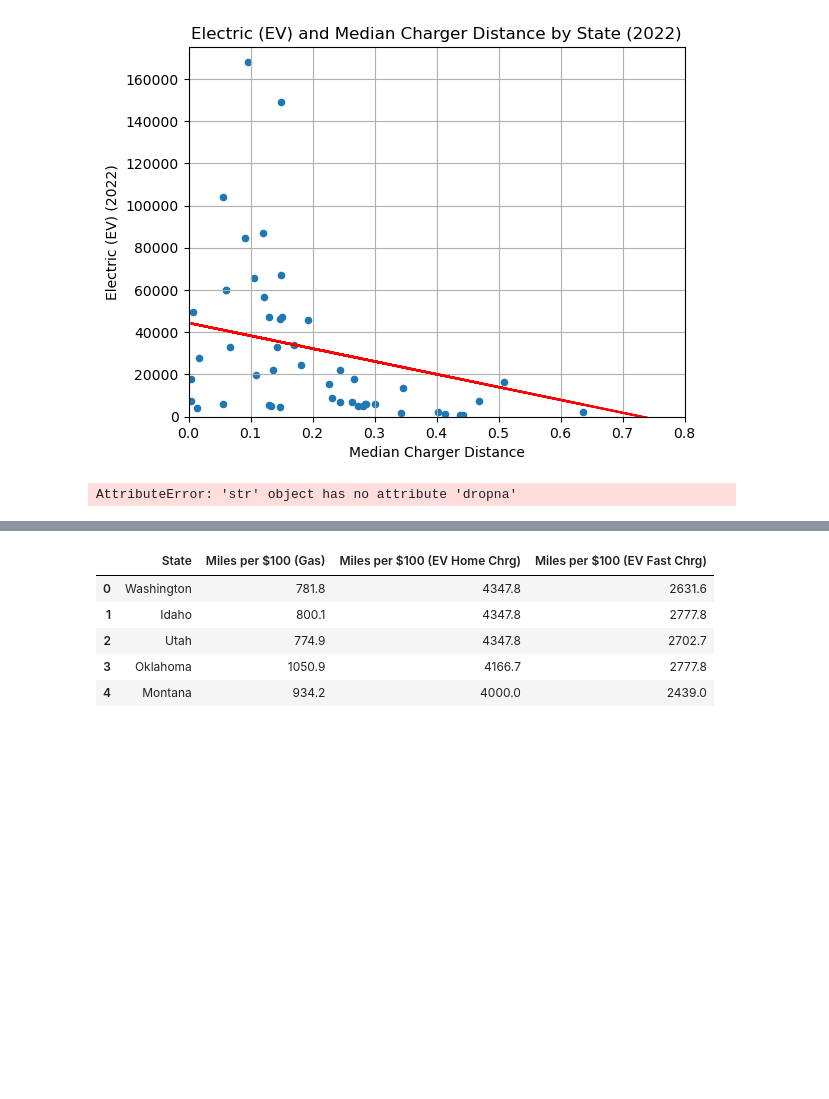
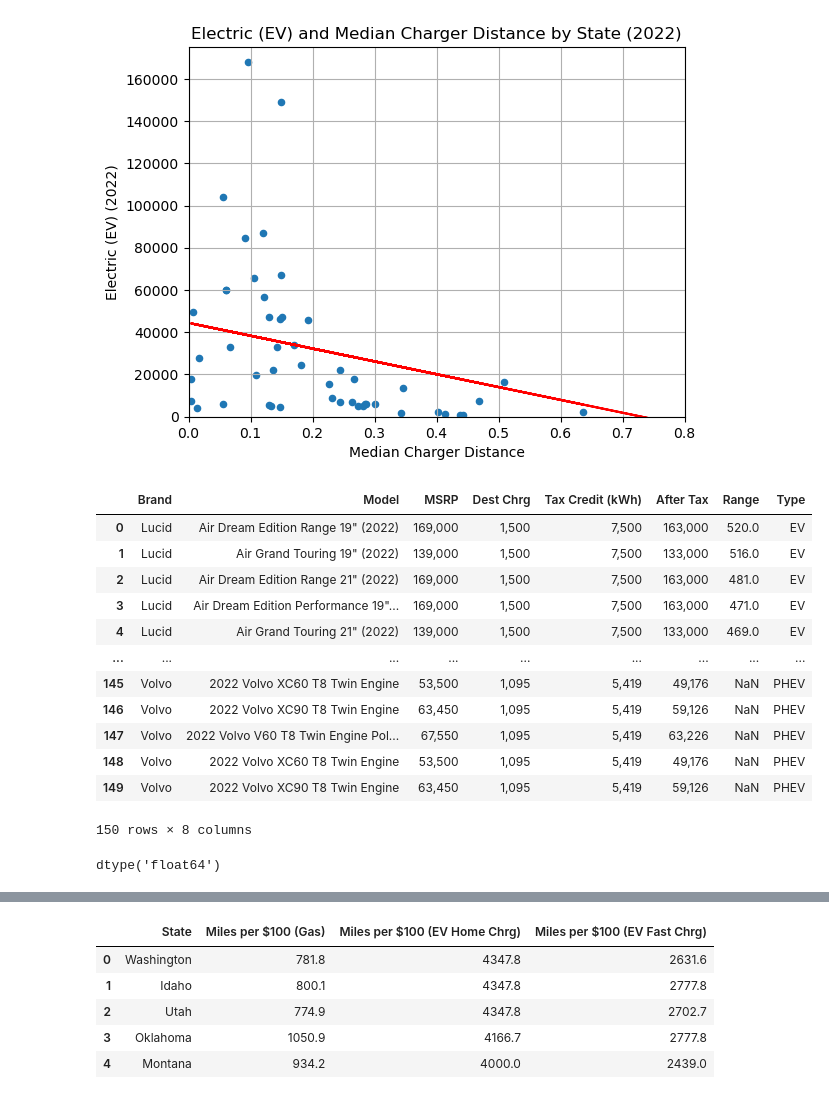
Before and after one commit to MrGoots/ETL_Python_Analysis, a Jupyter notebook: Registration_Files/ALPHA_DataFrame.ipynb, the cells around one changed output, grey strips where cells are left out. Drawn from its saved outputs; the diff is of its cells as text; code cells hidden in the pictures; blank space fills up the shorter version.

```diff
--- a/Registration_Files/ALPHA_DataFrame.ipynb
+++ b/Registration_Files/ALPHA_DataFrame.ipynb
@@ -879,7 +879,24 @@ plt.show()
 The r is: -0.36339267076981246
 [figure]
 # %%
-ev_price_df = EV_Prices.dropna(how="all")
+ev_price_df = pd.read_csv(EV_Prices).dropna(how = 'all')
 ev_price_df
 # %% [output]
+|  | Brand | Model | MSRP | Dest Chrg | Tax Credit (kWh) | After Tax | Range | Type |
+| 0 | Lucid | Air Dream Edition Range 19" (2022) | 169,000 | 1,500 | 7,500 | 163,000 | 520.0 | EV |
+| 1 | Lucid | Air Grand Touring 19" (2022) | 139,000 | 1,500 | 7,500 | 133,000 | 516.0 | EV |
+| 2 | Lucid | Air Dream Edition Range 21" (2022) | 169,000 | 1,500 | 7,500 | 163,000 | 481.0 | EV |
+| 3 | Lucid | Air Dream Edition Performance 19"... | 169,000 | 1,500 | 7,500 | 163,000 | 471.0 | EV |
+| 4 | Lucid | Air Grand Touring 21" (2022) | 139,000 | 1,500 | 7,500 | 133,000 | 469.0 | EV |
+| ... | ... | ... | ... | ... | ... | ... | ... | ... |
+| 145 | Volvo | 2022 Volvo XC60 T8 Twin Engine | 53,500 | 1,095 | 5,419 | 49,176 | NaN | PHEV |
+| 146 | Volvo | 2022 Volvo XC90 T8 Twin Engine | 63,450 | 1,095 | 5,419 | 59,126 | NaN | PHEV |
+| 147 | Volvo | 2022 Volvo V60 T8 Twin Engine Pol... | 67,550 | 1,095 | 5,419 | 63,226 | NaN | PHEV |
+| 148 | Volvo | 2022 Volvo XC60 T8 Twin Engine | 53,500 | 1,095 | 5,419 | 49,176 | NaN | PHEV |
+| 149 | Volvo | 2022 Volvo XC90 T8 Twin Engine | 63,450 | 1,095 | 5,419 | 59,126 | NaN | PHEV |
-AttributeError: 'str' object has no attribute 'dropna'
+150 rows × 8 columns
+# %%
+ev_price_df['Range'].dtype     #kept getting error.so checked the data type of "Range" column
+                               #outcomr type'O' represents it has mixed data types.
+# %% [output]
+dtype('float64')
```
Also changed, not shown: parts of 5 cells of this notebook, 2 other files.
